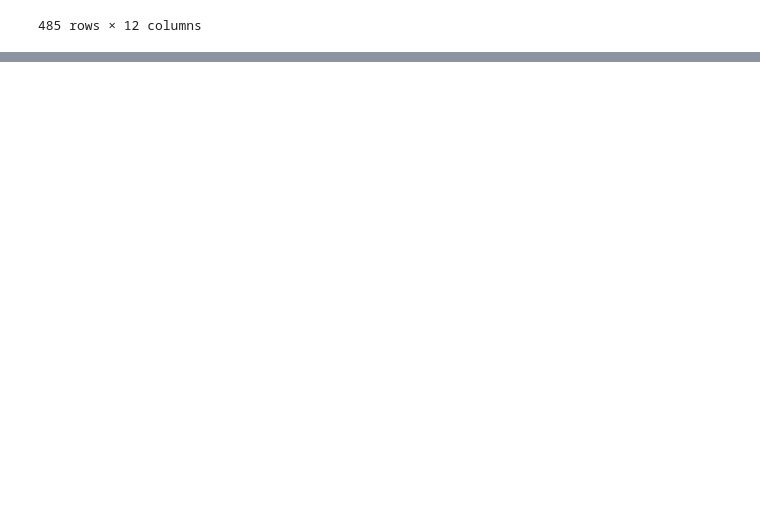
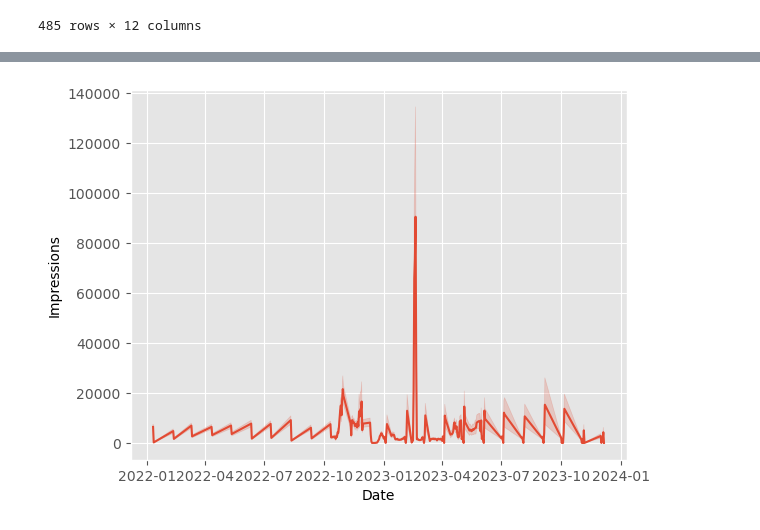
Before and after one commit to rossgarner/Paid-Marketing-Analytics, a Jupyter notebook: AU FY23 Campaign Analysis.ipynb, the cells around one changed output, grey strips where cells are left out. Cells and saved outputs as stored; diff of their text form; code cells hidden in the pictures; blank space fills up the shorter version.

```diff
--- a/AU FY23 Campaign Analysis.ipynb
+++ b/AU FY23 Campaign Analysis.ipynb
@@ -238,0 +264,3 @@ plt.show()
+# %%
+campaign_df_cleaned_row_reindex['Date'] = pd.to_datetime(campaign_df_cleaned_row_reindex['Date'])
+campaign_df_cleaned_row_reindex.dtypes
@@ -238,0 +281,5 @@ plt.show()
+# %%
+sns.lineplot(data=campaign_df_cleaned_row_reindex, x='Date', y='Impressions')
+plt.show()
+# %% [output]
+[figure, added]
```
Also changed, not shown: parts of 12 cells of this notebook.
